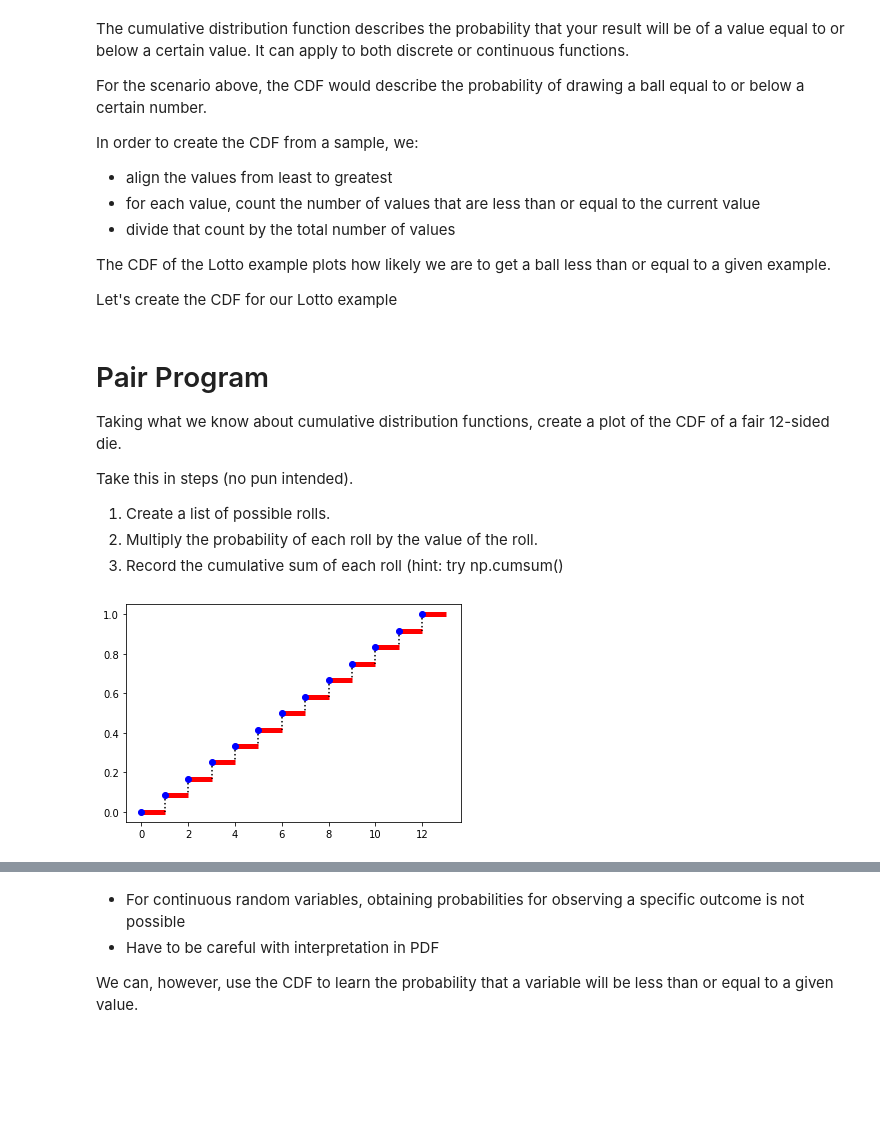
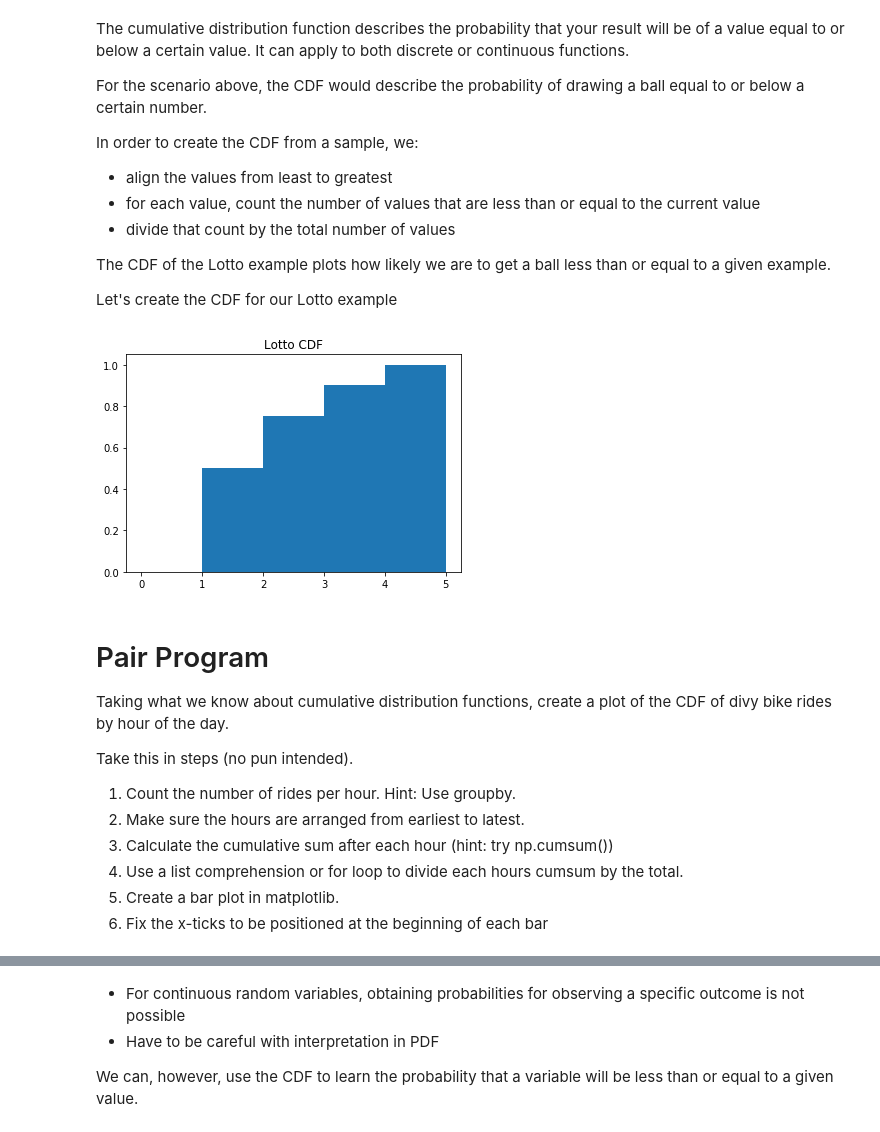
Before and after one commit to Caellwyn/distributions_ds-west-082420, a Jupyter notebook: index.ipynb, the cells around one changed output, grey strips where cells are left out. Drawn from its saved outputs; the diff is of its cells as text; code cells hidden in the pictures; blank space fills up the shorter version.

```diff
--- a/index.ipynb
+++ b/index.ipynb
@@ -368,25 +376,35 @@ In order to create the CDF from a sample, we:
 The CDF of the Lotto example plots how likely we are to get a ball less than or equal to a given example.
 
 Let's create the CDF for our Lotto example
+# %%
+# align the values
+lotto_dict = {0:0, 1:50, 2:25, 3:15, 4:10}
+values = list(lotto_dict.keys())
+# count the number of values that are less than or equal to the current value
+count_less_than_equal = np.cumsum(list(lotto_dict.values()))
+# divide by total number of values
+prob_less_than_or_equal = count_less_than_equal/sum(lotto_dict.values())
+# %%
+fix, ax = plt.subplots()
+ax.bar(values, prob_less_than_or_equal, width=1)
+
+ax.set_title('Lotto CDF')
+
+x_tick_values = list(range(0,6))
+x_tick_pos = [tick-.5 for tick in x_tick_values]
+
+ax.set_xticks(x_tick_pos)
+ax.set_xticklabels(x_tick_values);
+# %% [output]
+[figure, added]
 # %% [markdown]
 # Pair Program
-Taking what we know about cumulative distribution functions, create a plot of the CDF of a fair 12-sided die.
+Taking what we know about cumulative distribution functions, create a plot of the CDF of divy bike rides by hour of the day.
 
 Take this in steps (no pun intended).
-1. Create a list of possible rolls.
-2. Multiply the probability of each roll by the value of the roll.
-3. Record the cumulative sum of each roll (hint: try np.cumsum()
+1. Count the number of rides per hour.  Hint: Use groupby.
+2. Make sure the hours are arranged from earliest to latest.
+3. Calculate the cumulative sum after each hour (hint: try np.cumsum())
+4. Use a list comprehension or for loop to divide each hours cumsum by the total.
+5. Create a bar plot in matplotlib.
+6. Fix the x-ticks to be positioned at the beginning of each bar
-# %%
-fig, ax = plt.subplots()
-rolls = list(range(0,13))
-cumu_probs = np.cumsum([1/12 for number in range(1,13)])
-
-cumu_probs = np.insert(cumu_probs,0,0,axis=0)
-ax.plot(rolls, cumu_probs, 'bo', color='blue')
-# ax.vlines(rolls, 0, cumu_probs, 'r', lw=5)
-for i in range(0,13):
-    ax.hlines(cumu_probs[i], i,i+1, 'r', lw=5,)
-for i in range(0,12):
-    ax.vlines(i+1, cumu_probs[i+1],cumu_probs[i],  linestyles='dotted')
-# %% [output]
-[figure, removed]
```
Also changed, not shown: parts of 10 cells of this notebook, 13 other files.
